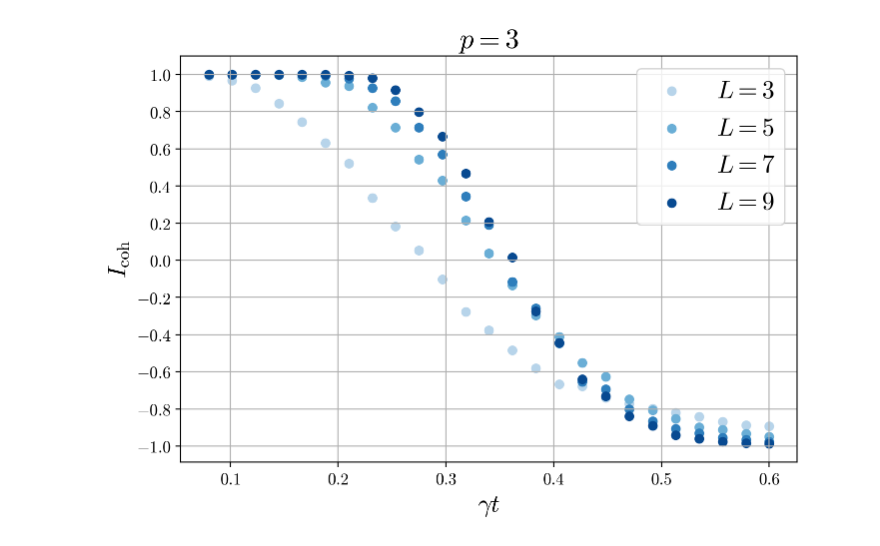
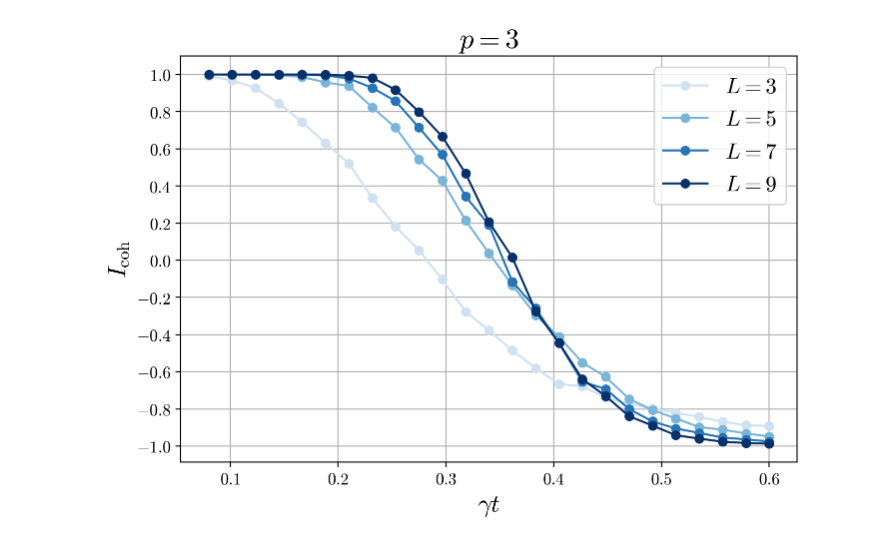
Before and after one commit to ShobHub/Coherent-Information, a Jupyter notebook: data_and_plots/plot_coherent_info.ipynb, the cells around one changed output. Drawn from its saved outputs; the diff is of its cells as text; code cells hidden in the pictures.

Commit message:
Minor updates on coherent info plot

```diff
--- a/data_and_plots/plot_coherent_info.ipynb
+++ b/data_and_plots/plot_coherent_info.ipynb
@@ -11,7 +11,7 @@ tex_rc_params = {
     'backend': 'ps',
     'axes.labelsize': 18,
     'axes.titlesize': 20,
-    'legend.fontsize': 18,
+    'legend.fontsize': 16,
     'xtick.labelsize': 12,
     'ytick.labelsize': 12,
     'font.family': 'serif',
@@ -48,7 +48,7 @@ def plot_coherent_information(
     # gamma_array = result["gamma_t"]
     # coherent_info_array = result["coherent_information"]
     blues =  matplotlib.colormaps["Blues"]
-    color_index = (np.linspace(0.3, 0.9, len(results))).tolist()
+    color_index = (np.linspace(0.2, 1.0, len(results))).tolist()
     colors = [blues(x) for x in color_index]
     with plt.rc_context(tex_rc_params):
         _, ax = plt.subplots(figsize=(7, 5), constrained_layout=True)
@@ -58,32 +58,32 @@ def plot_coherent_information(
             p = result["moebius_setup"]["p"]
             gamma_array = result["gamma_t"]
             coherent_info_array = result["coherent_information"]
 
-            ax.scatter(gamma_array, coherent_info_array, color=color, label=f"$L={length}$")
+            ax.plot(gamma_array, coherent_info_array, '-o', color=color, label=f"$L={length}$")
         ax.set_xlabel("$\\gamma t$")
         x_ticks = [0.1 + 0.1 * x for x in range(6)]
         ax.set_xticks(x_ticks)
         x_ticks_labels = ['$0.1$', '$0.2$', '$0.3$', '$0.4$', '$0.5$', '$0.6$']
         ax.set_xticklabels(x_ticks_labels)
         y_ticks = [-1.0 + 0.2 * y for y in range(11)]
         ax.set_yticks(y_ticks)
         y_ticks_labels = ['$-1.0$', '$-0.8$', '$-0.6$', '$-0.4$', '$-0.2$', '$0.0$',
                           '$0.2$', '$0.4$', '$0.6$', '$0.8$', '$1.0$']
         ax.set_yticklabels(y_ticks_labels)
         ax.set_ylabel("$I_{\\mathrm{coh}}$")
         ax.grid()
         ax.set_title(f"$p={p}$")
         ax.legend(loc='best')
         filename = ("coherent_information_moebius_p" + str(p) + ".json")
         if save:
             plt.savefig(filename + ".svg", bbox_inches='tight',
                         transparent=True, pad_inches=0)
             plt.savefig(filename + ".pdf", bbox_inches='tight',
                         transparent=True, pad_inches=0)
             plt.savefig(filename + ".png", bbox_inches='tight',
                         transparent=True, pad_inches=0)
         plt.show()
 
 plot_coherent_information(results, False)
 # %% [output]
-[figure, old version]
+[figure, new version]
```
Also changed, not shown: parts of 2 cells of this notebook, 2 other files.
